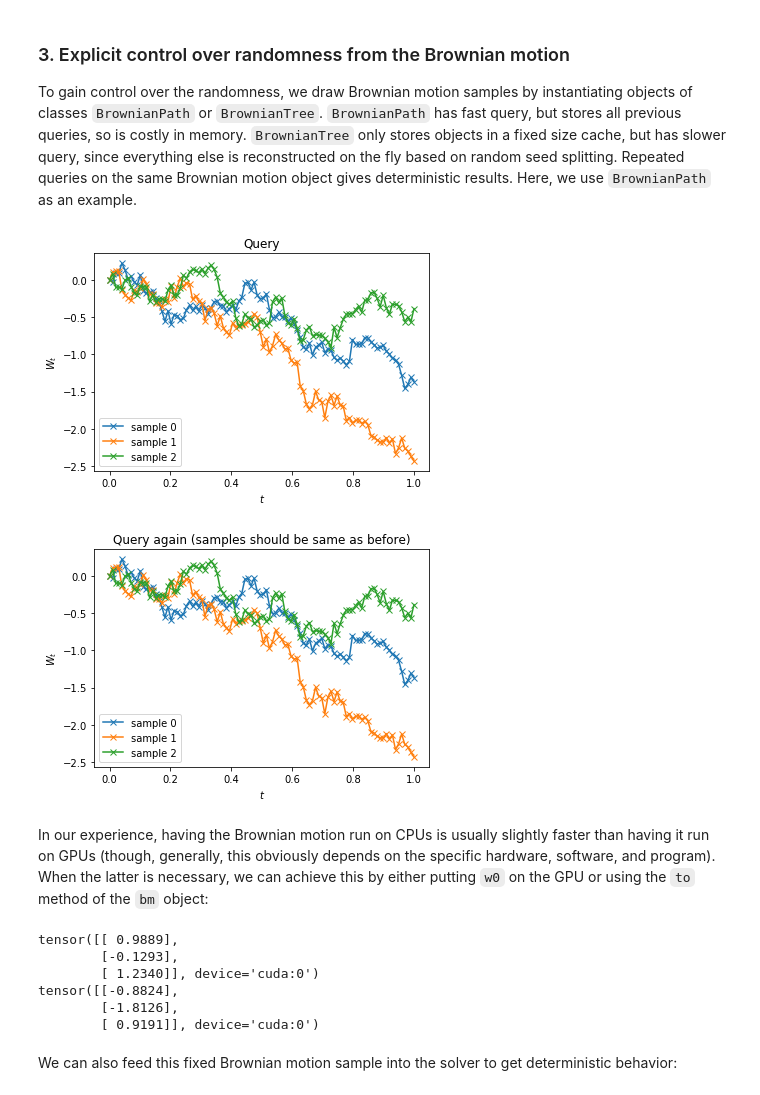
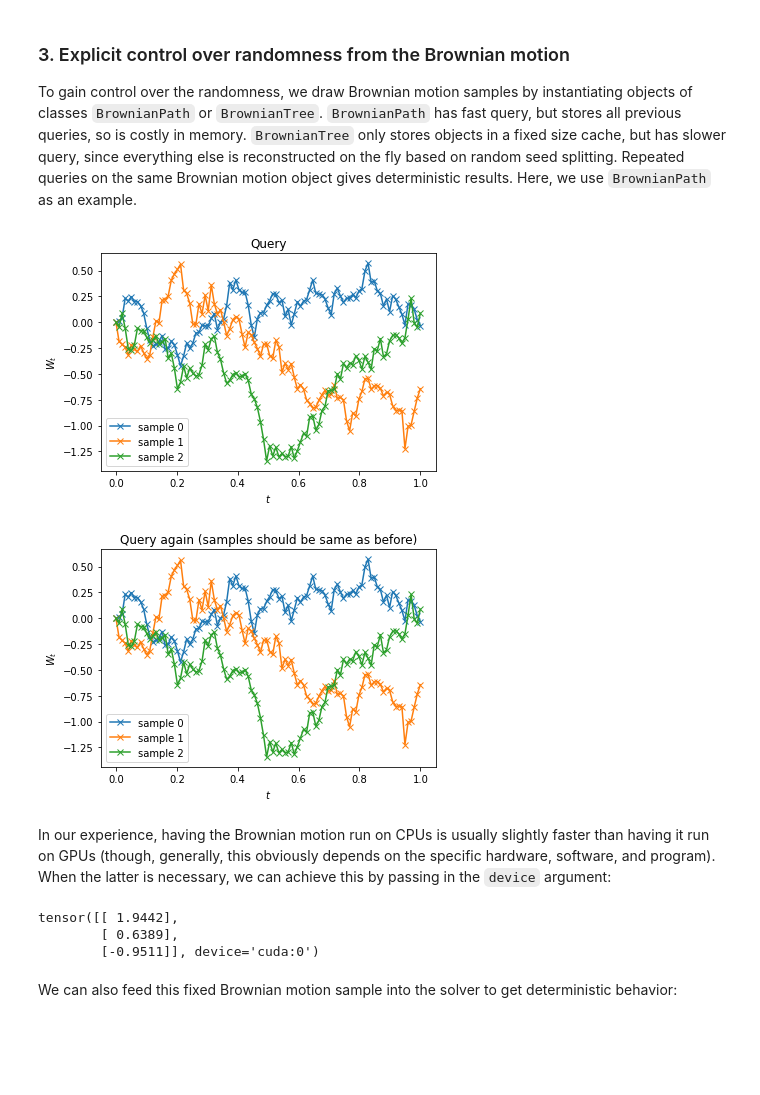
Before and after one commit to google-research/torchsde, a Jupyter notebook: examples/demo.ipynb, the cells around one changed output. Drawn from its saved outputs; the diff is of its cells as text; code cells hidden in the pictures; blank space fills up the shorter version.

```diff
--- a/examples/demo.ipynb
+++ b/examples/demo.ipynb
@@ -58,7 +58,7 @@ ts = torch.linspace(0, 1, T)
 y0 = torch.zeros(batch_size, 1).fill_(0.1)  # (batch_size, d)
 
 with torch.no_grad():
-    ys = sdeint(sde, y0, ts, method='srk')  # (T, batch_size, d) = (100, 3, 1).
+    ys = torchsde.sdeint(sde, y0, ts, method='srk')  # (T, batch_size, d) = (100, 3, 1).
 
 plt.figure()
 for i in range(batch_size):
@@ -71,0 +76,13 @@ plt.show()
+# %%
+sde.sde_type = "stratonovich"
+
+with torch.no_grad():
+    ys = torchsde.sdeint(sde, y0, ts, method="midpoint")  # (T, batch_size, d) = (100, 3, 1).
+
+plt.figure()
+for i in range(batch_size):
+    plt.plot(ts, ys[:, i].squeeze(), marker='x', label=f'sample {i}')
+plt.xlabel('$t$')
+plt.ylabel('$y_t$')
+plt.legend()
+plt.show()
@@ -91,7 +110,7 @@ class SDENewName(nn.Module):
 sde_new_name = SDENewName()
 
 with torch.no_grad():
-    ys = sdeint(sde_new_name, y0, ts, method='srk', names={'drift': 'h'})  # Supply a dictionary to the argument `names`.
+    ys = torchsde.sdeint(sde_new_name, y0, ts, method='srk', names={'drift': 'h'})  # Supply a dictionary to the argument `names`.
 
 plt.figure()
 for i in range(batch_size):
@@ -112,7 +131,7 @@ if torch.cuda.is_available():
     ts = ts.to(gpu)
     y0 = y0.to(gpu)
     with torch.no_grad():
-        ys = sdeint(sde, y0, ts, method='srk')  # (100, 3, 1).
+        ys = torchsde.sdeint(sde, y0, ts, method='srk')  # (100, 3, 1).
 
     plt.figure()
     for i in range(batch_size):
@@ -130,51 +149,43 @@ A side note is that multi-GPU data parallel is possible with the existing codeba
 To gain control over the randomness, we draw Brownian motion samples by instantiating objects of classes `BrownianPath` or `BrownianTree`. `BrownianPath` has fast query, but stores all previous queries, so is costly in memory. `BrownianTree` only stores objects in a fixed size cache, but has slower query, since everything else is reconstructed on the fly based on random seed splitting. Repeated queries on the same Brownian motion object gives deterministic results. Here, we use `BrownianPath` as an example.
 # %%
 ts = torch.linspace(0, 1, T)
-bm = BrownianPath(t0=0.0, w0=torch.zeros(batch_size, d))
+bm = torchsde.BrownianInterval(t0=0.0, t1=1.0, size=(batch_size, d))
 
 bm_queries = torch.stack([bm(t) for t in ts], dim=0)
 plt.figure()
 plt.title('Query')
 for i in range(batch_size):
     plt.plot(ts, bm_queries[:, i].squeeze(), marker='x', label=f'sample {i}')
 plt.xlabel('$t$')
 plt.ylabel('$W_t$')
 plt.legend()
 plt.show()
 
 bm_queries2 = torch.stack([bm(t) for t in ts], dim=0)
 plt.figure()
 plt.title('Query again (samples should be same as before)')
 for i in range(batch_size):
     plt.plot(ts, bm_queries2[:, i].squeeze(), marker='x', label=f'sample {i}')
 plt.xlabel('$t$')
 plt.ylabel('$W_t$')
 plt.legend()
 plt.show()
 
 assert torch.allclose(bm_queries, bm_queries2)
 # %% [output]
-[figure, old version]
+[figure, new version]
-[figure, old version]
+[figure, new version]
 # %% [markdown]
-In our experience, having the Brownian motion run on CPUs is usually slightly faster than having it run on GPUs (though, generally, this obviously depends on the specific hardware, software, and program). When the latter is necessary, we can achieve this by either putting `w0` on the GPU or using the `to` method of the `bm` object:
+In our experience, having the Brownian motion run on CPUs is usually slightly faster than having it run on GPUs (though, generally, this obviously depends on the specific hardware, software, and program). When the latter is necessary, we can achieve this by passing in the `device` argument:
-# %%
-if torch.cuda.is_available():
-    # Approach 1:
-    bm = BrownianPath(t0=0.0, w0=torch.zeros(batch_size, d).to(gpu))  # Runs on GPU.
-    print(bm(0.5))
-
-    # Approach 2:
-    bm = BrownianPath(t0=0.0, w0=torch.zeros(batch_size, d))  # Runs on CPU.
-    bm.to(gpu)  # Runs on GPU.
-    print(bm(0.5))
-# %% [output]
-tensor([[ 0.9889],
-        [-0.1293],
-        [ 1.2340]], device='cuda:0')
-tensor([[-0.8824],
-        [-1.8126],
-        [ 0.9191]], device='cuda:0')
+# %%
+if torch.cuda.is_available():
+    bm = torchsde.BrownianInterval(
+        t0=0.0, t1=1.0, size=(batch_size, d), device=gpu, levy_area_approximation='space-time')
+    print(bm(0.5))
+# %% [output]
+tensor([[ 1.9442],
+        [ 0.6389],
+        [-0.9511]], device='cuda:0')
 # %% [markdown]
 We can also feed this fixed Brownian motion sample into the solver to get deterministic behavior:
 # %%
```
Also changed, not shown: parts of 12 cells of this notebook.
